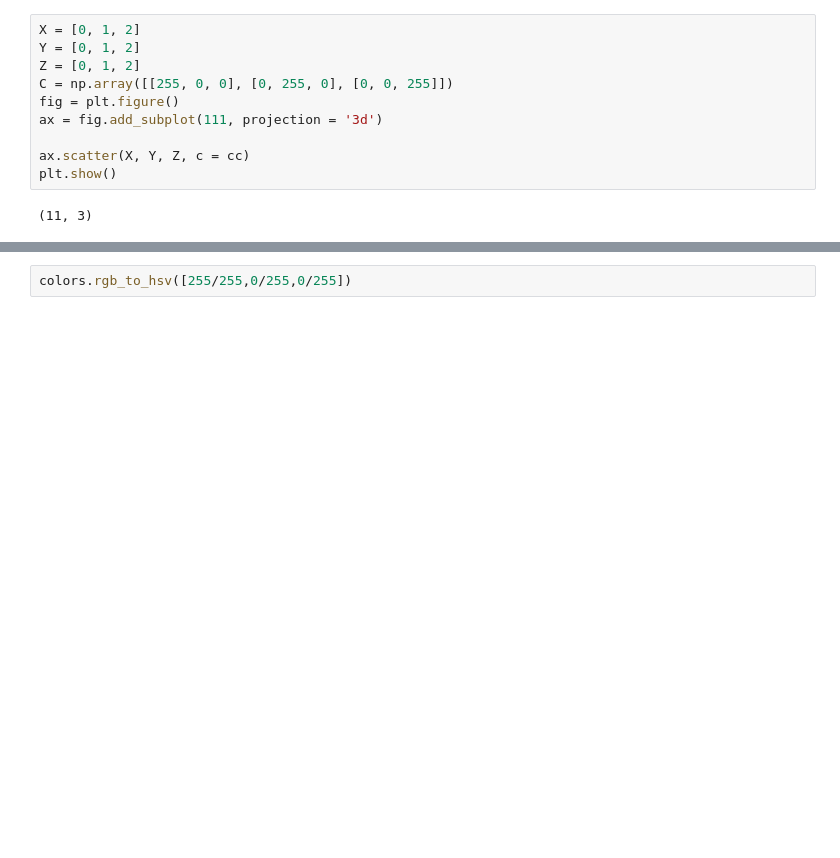
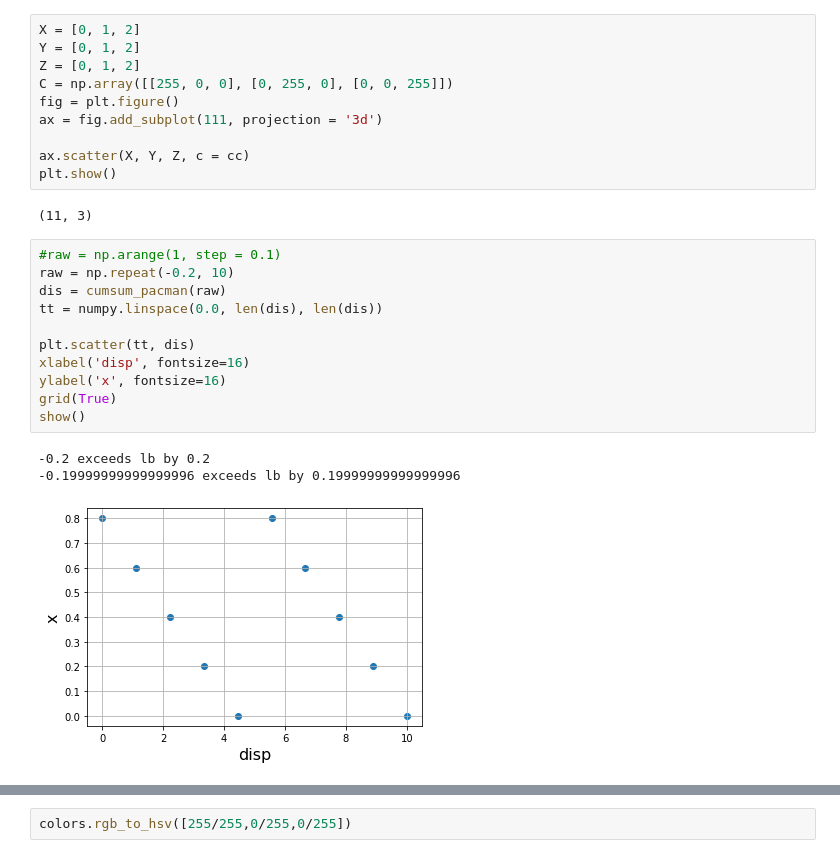
Before and after one commit to michaelalfaro/colordiffuser, a Jupyter notebook: color_diffuser.ipynb, the cells around one changed output, grey strips where cells are left out. Saved outputs shown, nothing was run; the diff lists cells and outputs as text; blank space fills up the shorter version.

```diff
--- a/color_diffuser.ipynb
+++ b/color_diffuser.ipynb
@@ -15,3 +15,18 @@ ax.scatter(X, Y, Z, c = cc)
 plt.show()
 # %% [output]
 (11, 3)
+# %%
+#raw = np.arange(1, step = 0.1)
+raw = np.repeat(-0.2, 10)
+dis = cumsum_pacman(raw)
+tt = numpy.linspace(0.0, len(dis), len(dis))
+
+plt.scatter(tt, dis)
+xlabel('disp', fontsize=16)
+ylabel('x', fontsize=16)
+grid(True)
+show()
+# %% [output]
+-0.2 exceeds lb by 0.2
+-0.19999999999999996 exceeds lb by 0.19999999999999996
+[figure, added]
```
Also changed, not shown: parts of 9 cells of this notebook.
